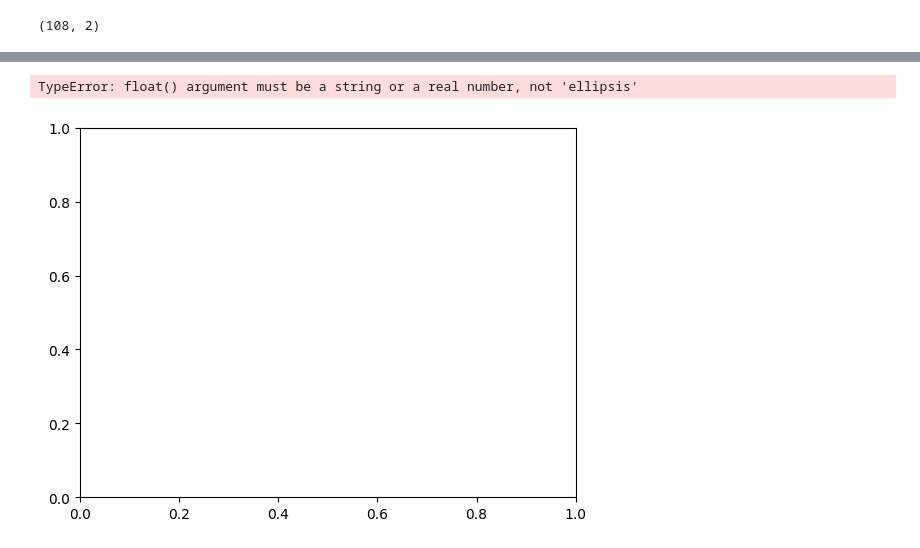
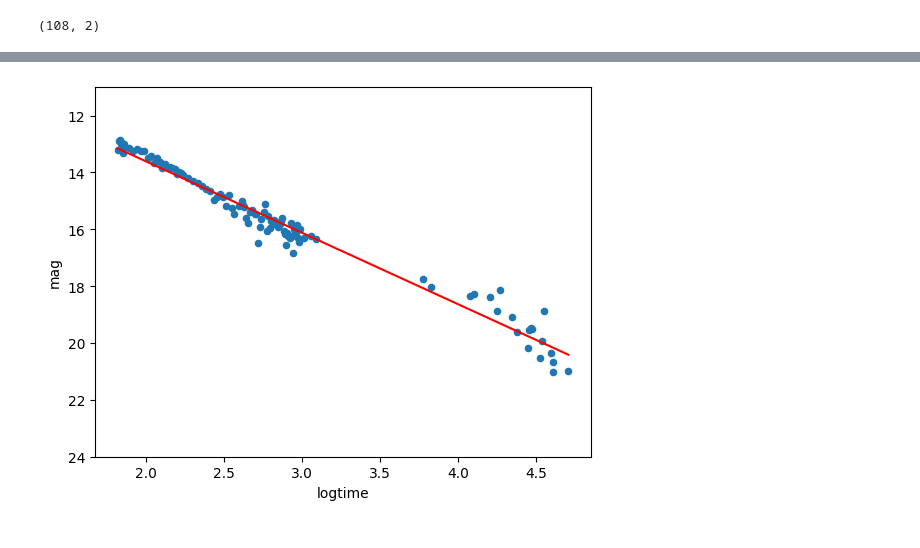
Before and after one commit to Ashmie11/FMLTSA_AshmieThapa, a Jupyter notebook: In class/MLTSA25_lab 3.ipynb, the cells around one changed output, grey strips where cells are left out. Cells and saved outputs as stored; diff of their text form; code cells hidden in the pictures.

```diff
--- a/In class/MLTSA25_lab 3.ipynb
+++ b/In class/MLTSA25_lab 3.ipynb
@@ -226,14 +211,26 @@ TypeError: float() argument must be a string or a real number, not 'ellipsis'
 # %%
 from matplotlib import pylab as plt
 import numpy as np
+from sklearn.linear_model import LinearRegression
+
+
+X = grbAG_nonan[["logtime"]]
+y = grbAG_nonan["mag"]
+
+
+lr = LinearRegression()
+lr.fit(X, y)
+
 
 ax = grbAG_nonan.plot(x="logtime", y="mag", kind="scatter")
 ax.set_ylim(24, 11)
 
-x_range = np.array([[1, grbAG_nonan["logtime"].min()],
-                    [1, grbAG_nonan["logtime"].max()]])
 
-ax.plot(grbAG_nonan["logtime"], lr.predict(X))
+x_range = np.linspace(grbAG_nonan["logtime"].min(), grbAG_nonan["logtime"].max(), 100).reshape(-1, 1)
+
+
+ax.plot(x_range, lr.predict(x_range), color='red')
+
+plt.show()
 # %% [output]
-TypeError: float() argument must be a string or a real number, not 'ellipsis'
-[figure, old version]
+[figure, new version]
```
Also changed, not shown: parts of 3 cells of this notebook.
